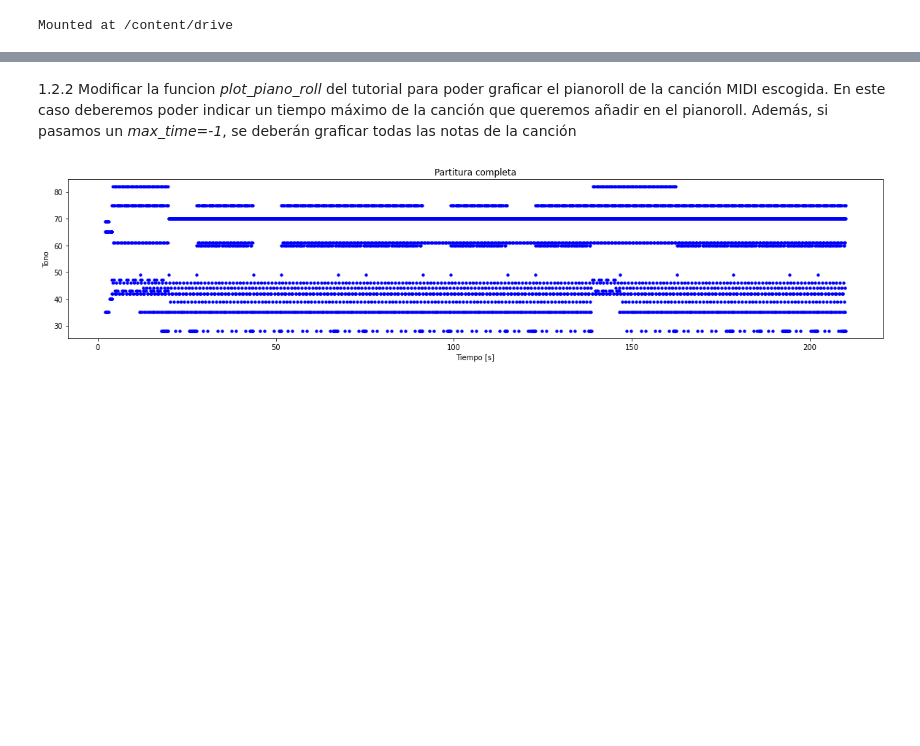
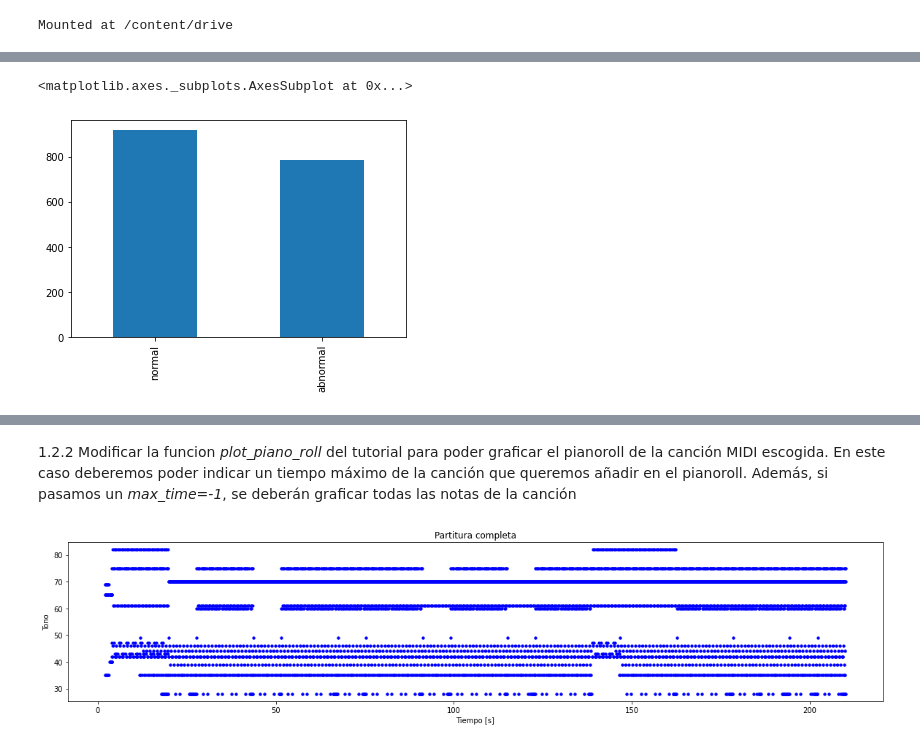
Before and after one commit to mtablado/uoc2022_deeplearning_pra, a Jupyter notebook: 2021-2_M2.875_PRA_mtabladol.ipynb, the cells around one changed output, grey strips where cells are left out. Drawn from its saved outputs; the diff is of its cells as text; code cells hidden in the pictures; blank space fills up the shorter version.

```diff
--- a/2021-2_M2.875_PRA_mtabladol.ipynb
+++ b/2021-2_M2.875_PRA_mtabladol.ipynb
@@ -170,0 +128,5 @@ raw_notes.head()
+# %%
+df['class'].value_counts().plot.bar()
+# %% [output]
+<matplotlib.axes._subplots.AxesSubplot at 0x...>
+[figure, added]
```
Also changed, not shown: parts of 18 cells of this notebook.
